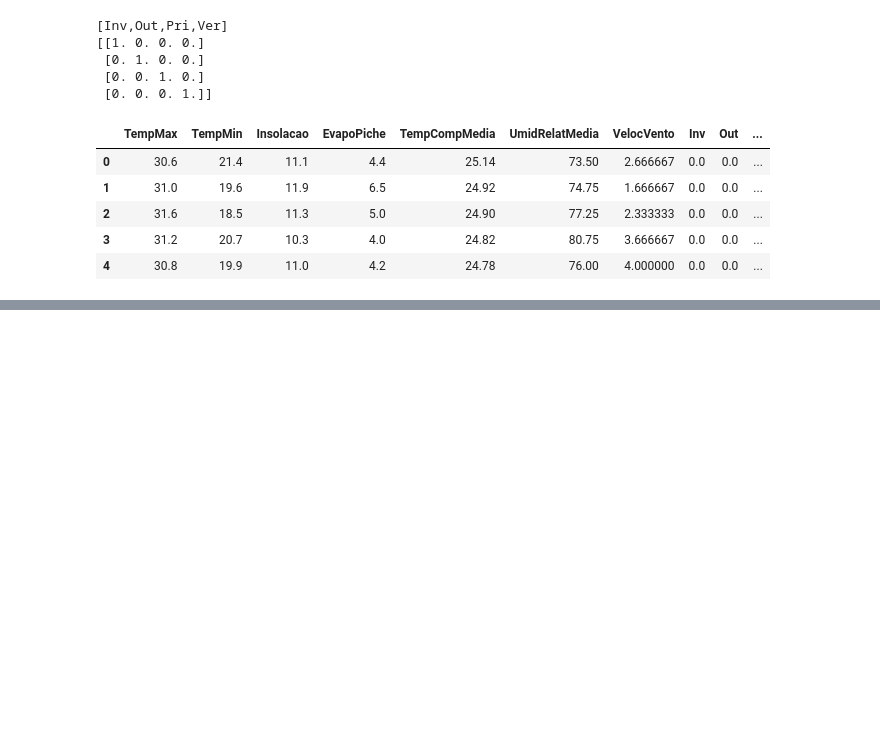
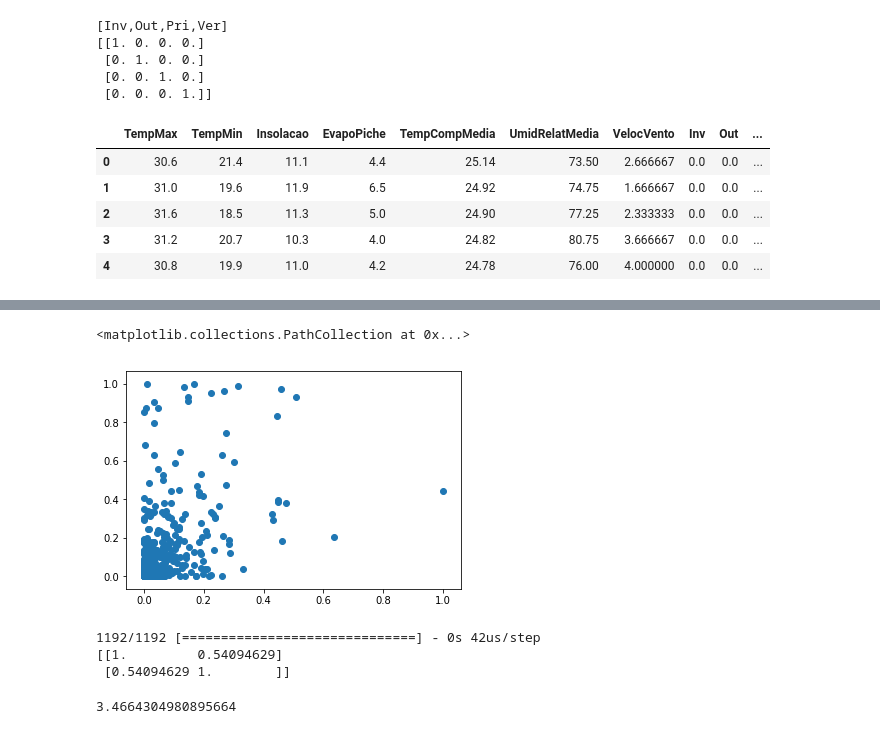
Before and after one commit to gilvandrocesardemedeiros/ClimatePrediction, a Jupyter notebook: Predict_Rain_MLP.ipynb, the cells around one changed output, grey strips where cells are left out. Saved outputs shown, nothing was run; the diff lists cells and outputs as text; code cells hidden in the pictures; blank space fills up the shorter version.

```diff
--- a/Predict_Rain_MLP.ipynb
+++ b/Predict_Rain_MLP.ipynb
@@ -338,0 +323,18 @@ array([0., 0., 0., ..., 0., 0., 0.])
+# %%
+#Gráfico normalizado que mostra a relação entre a chuva real e a prevista
+plt.scatter(Y_test / max(Y_test), Y_pred / max(Y_pred))
+# %% [output]
+<matplotlib.collections.PathCollection at 0x...>
+[figure, added]
+# %%
+#Mostrando uma matriz de correlação das variáveis com a melhor modelagem
+print(np.corrcoef(Y_test, grid_search.predict(X_test)))
+# %% [output]
+1192/1192 [==============================] - 0s 42us/step
+[[1.         0.54094629]
+ [0.54094629 1.        ]]
+# %%
+#Erro absoluto médio entre a chuva prevista e a real
+print(mean_absolute_error(Y_test, Y_pred))
+# %% [output]
+3.4664304980895664
```
Also changed, not shown: parts of 23 cells of this notebook.
